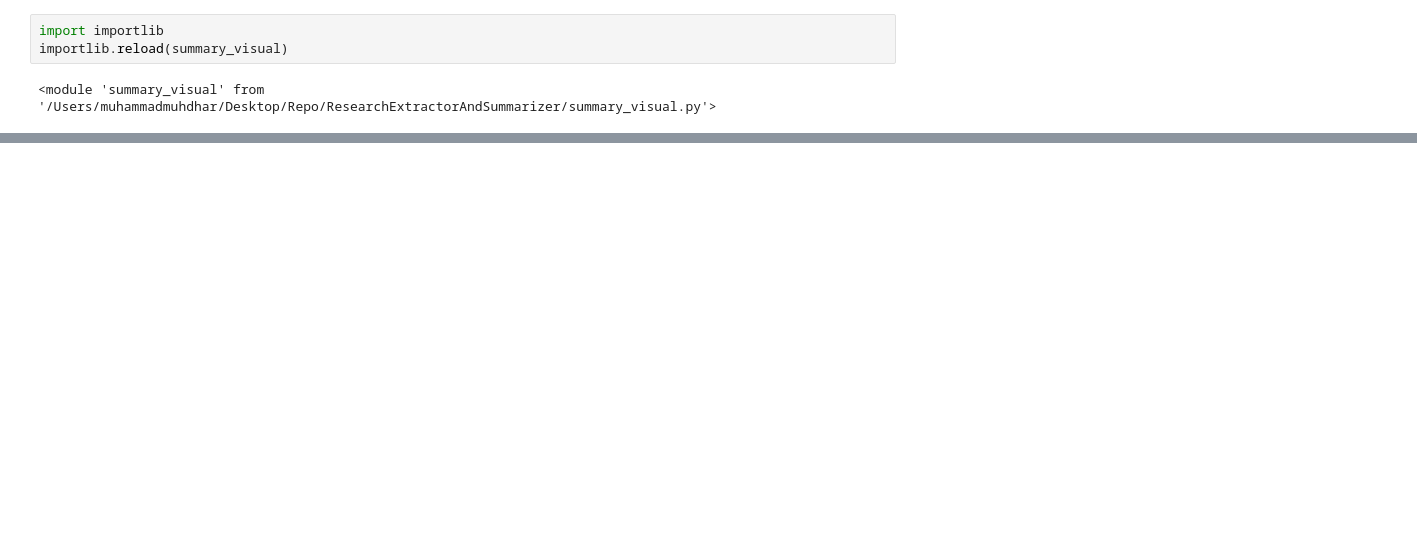
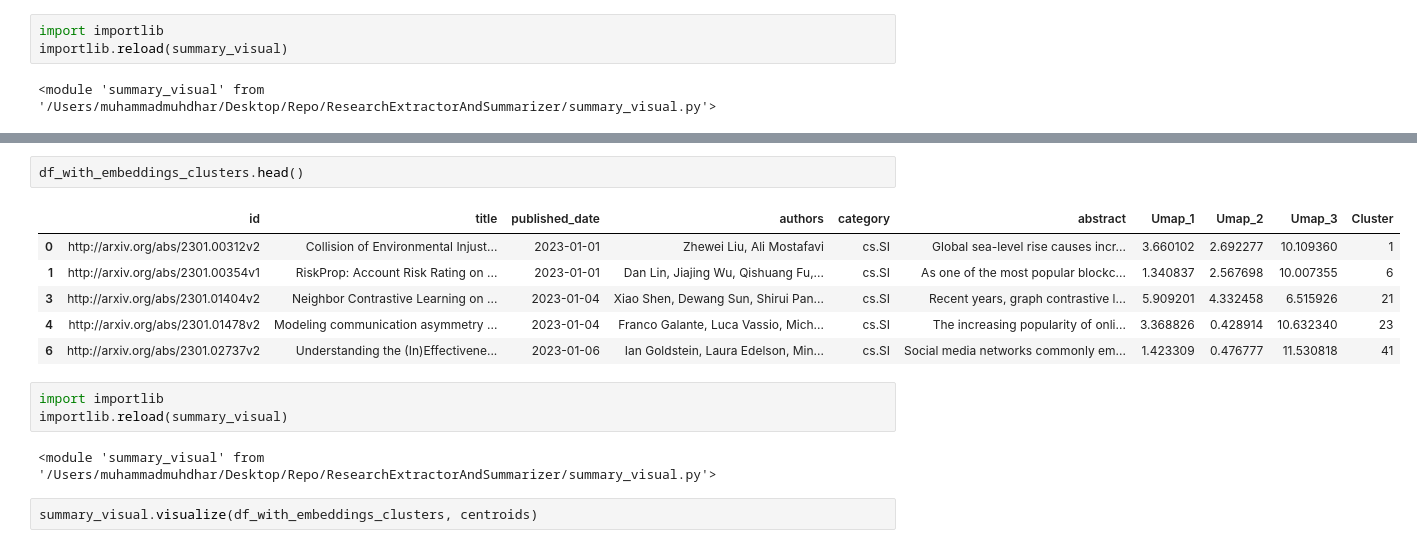
Before and after one commit to MuhammadOmarMuhdhar/ResearchExtractorAndSummarizer, a Jupyter notebook: testing.ipynb, the cells around one changed output, grey strips where cells are left out. Saved outputs shown, nothing was run; the diff lists cells and outputs as text; blank space fills up the shorter version.

```diff
--- a/testing.ipynb
+++ b/testing.ipynb
@@ -260,0 +87,16 @@ fig.show()
+# %%
+df_with_embeddings_clusters.head()
+# %% [output]
+|  | id | title | published_date | authors | category | abstract | Umap_1 | Umap_2 | Umap_3 | Cluster |
+| 0 | http://arxiv.org/abs/2301.00312v2 | Collision of Environmental Injust... | 2023-01-01 | Zhewei Liu, Ali Mostafavi | cs.SI | Global sea-level rise causes incr... | 3.660102 | 2.692277 | 10.109360 | 1 |
+| 1 | http://arxiv.org/abs/2301.00354v1 | RiskProp: Account Risk Rating on ... | 2023-01-01 | Dan Lin, Jiajing Wu, Qishuang Fu,... | cs.SI | As one of the most popular blockc... | 1.340837 | 2.567698 | 10.007355 | 6 |
+| 3 | http://arxiv.org/abs/2301.01404v2 | Neighbor Contrastive Learning on ... | 2023-01-04 | Xiao Shen, Dewang Sun, Shirui Pan... | cs.SI | Recent years, graph contrastive l... | 5.909201 | 4.332458 | 6.515926 | 21 |
+| 4 | http://arxiv.org/abs/2301.01478v2 | Modeling communication asymmetry ... | 2023-01-04 | Franco Galante, Luca Vassio, Mich... | cs.SI | The increasing popularity of onli... | 3.368826 | 0.428914 | 10.632340 | 23 |
+| 6 | http://arxiv.org/abs/2301.02737v2 | Understanding the (In)Effectivene... | 2023-01-06 | Ian Goldstein, Laura Edelson, Min... | cs.SI | Social media networks commonly em... | 1.423309 | 0.476777 | 11.530818 | 41 |
+# %%
+import importlib
+importlib.reload(summary_visual)
+# %% [output]
+<module 'summary_visual' from '/Users/muhammadmuhdhar/Desktop/Repo/ResearchExtractorAndSummarizer/summary_visual.py'>
+# %%
+summary_visual.visualize(df_with_embeddings_clusters, centroids)
```
Also changed, not shown: parts of 13 cells of this notebook, 1 other file.
